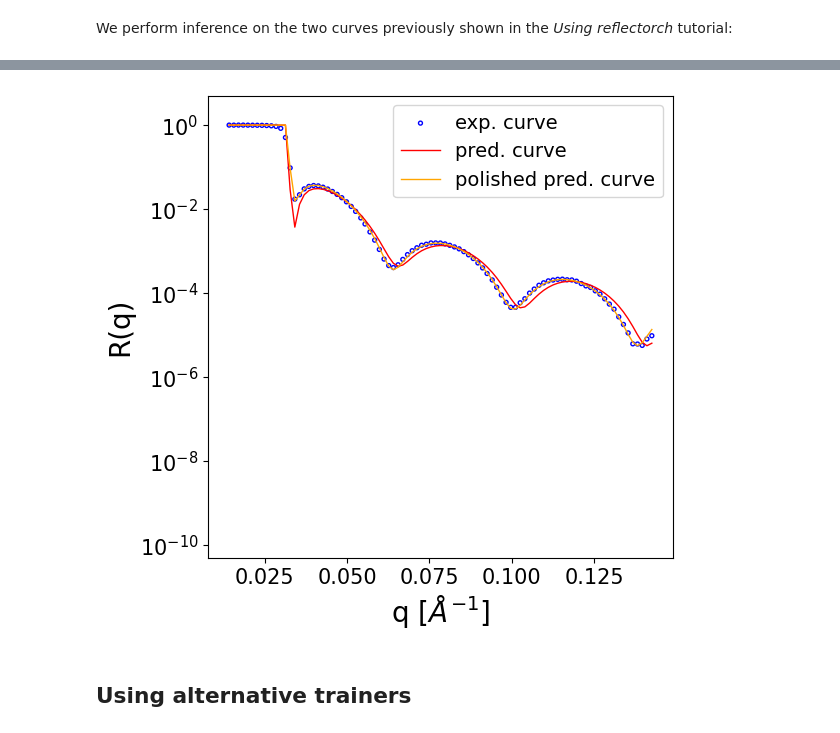
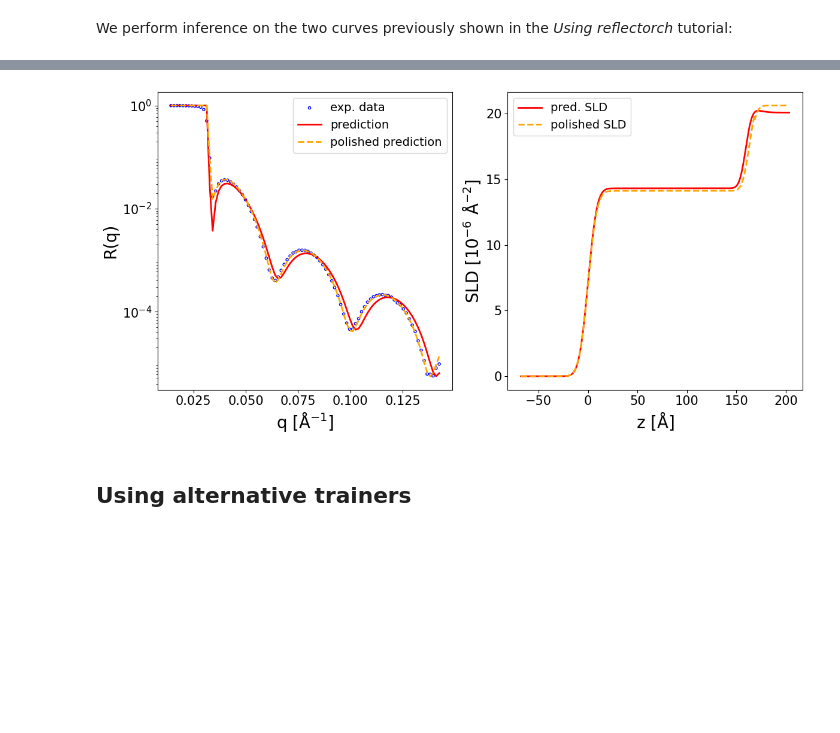
Before and after one commit to schreiber-lab/reflectorch, a Jupyter notebook: documentation/advanced_functionality.ipynb, the cells around one changed output, grey strips where cells are left out. Drawn from its saved outputs; the diff is of its cells as text; code cells hidden in the pictures; blank space fills up the shorter version.

```diff
--- a/documentation/advanced_functionality.ipynb
+++ b/documentation/advanced_functionality.ipynb
@@ -688,22 +716,15 @@ pred_curve = prediction_dict['predicted_curve']
-# %%
-fig, ax = plt.subplots(1,1,figsize=(6,6))
-ax.set_yscale('log')
-ax.set_ylim(0.5e-10, 5)
-ax.set_xlabel('q [$Å^{-1}$]', fontsize=20)
-ax.set_ylabel('R(q)', fontsize=20)
-ax.tick_params(axis='both', which='major', labelsize=15)
-ax.tick_params(axis='both', which='minor', labelsize=15)
-y_tick_locations = [10**(-2*i) for i in range(6)]
-ax.yaxis.set_major_locator(plt.FixedLocator(y_tick_locations))
-
-ax.scatter(q_exp, curve_exp, facecolors='none', edgecolors='blue', s=8, label='exp. curve')
-#ax.scatter(q_exp, curve_exp, c='b', s=2, label='exp. curve')
-ax.plot(q_exp, pred_curve, c='r', lw=1, label='pred. curve')
-ax.plot(q_exp, prediction_dict['polished_curve'], c='orange', lw=1, label='polished pred. curve')
-
-ax.legend(loc='upper right', fontsize=14);
-# %% [output]
-[figure, removed]
+# %%
+fig, ax = plot_reflectivity(
+    q_exp=q_exp, r_exp=curve_exp,
+    q_pred=q_plot, r_pred=pred_curve,
+    q_pol=q_exp, r_pol=polished_curve,
+
+    plot_sld_profile=True, z_sld=prediction_dict['predicted_sld_xaxis'],
+    sld_pred=prediction_dict['predicted_sld_profile'],
+    sld_pol=prediction_dict['sld_profile_polished'],
+)
+# %% [output]
+[figure, added]
 # %% [markdown]
 ## Using alternative trainers
 # %% [markdown]
```
Also changed, not shown: parts of 11 cells of this notebook, 1 other file.
